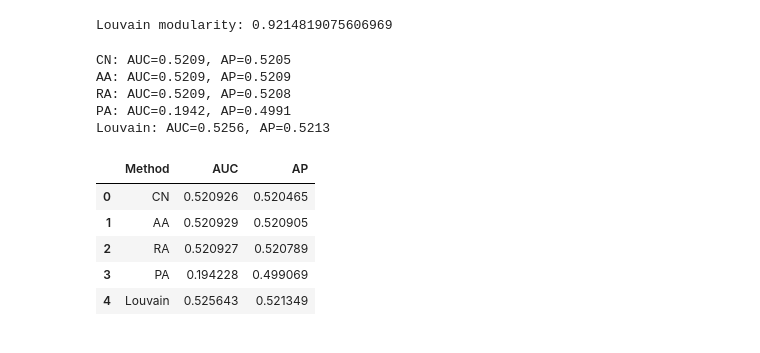
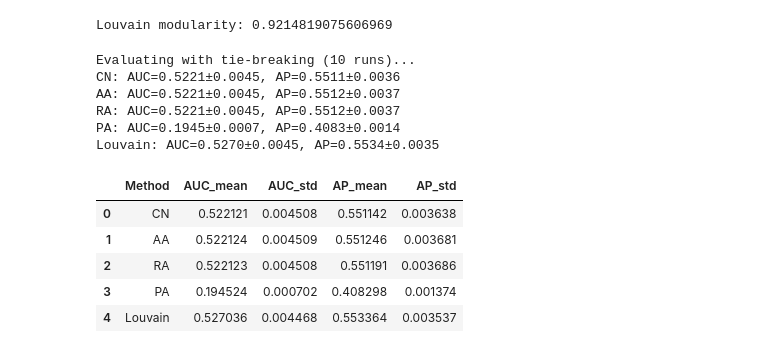
Before and after one commit to nhatthaiuit/SocialNetworkAnalysis, a Jupyter notebook: Code/MainCode.ipynb, the cells around one changed output. Saved outputs shown, nothing was run; the diff lists cells and outputs as text; code cells hidden in the pictures.

```diff
--- a/Code/MainCode.ipynb
+++ b/Code/MainCode.ipynb
@@ -123,6 +123,9 @@ Connected components: 6118
 Global clustering coefficient: 0.3125395569620253
 # %%
 import random
+import numpy as np
+import warnings
+from sklearn.metrics import roc_auc_score, average_precision_score
 
 def sample_negative_edges(G, num_samples, node_pool=None, max_tries=100000):
     nodes = list(node_pool) if node_pool is not None else list(G.nodes())
@@ -136,7 +139,10 @@ def sample_negative_edges(G, num_samples, node_pool=None, max_tries=100000):
     return list(neg)
 
 def evaluate_lp(G_train, E_pos, score_func, num_neg=None, seed=42, node_pool=None):
+    """Evaluate link prediction with tie-breaking"""
     random.seed(seed)
+    np.random.seed(seed)
+
     if num_neg is None:
         num_neg = len(E_pos)
 
@@ -145,15 +151,24 @@ def evaluate_lp(G_train, E_pos, score_func, num_neg=None, seed=42, node_pool=Non
     y_true = [1]*len(E_pos) + [0]*len(E_neg)
     scores = []
 
+    # Compute scores
     for (u, v) in E_pos:
         scores.append(score_func(G_train, u, v))
     for (u, v) in E_neg:
         scores.append(score_func(G_train, u, v))
 
+    # Convert to numpy array
+    scores = np.array(scores)
+
+    # ADD SMALL RANDOM NOISE TO BREAK TIES
+    noise = np.random.uniform(0, 1e-10, len(scores))
+    scores_with_tiebreak = scores + noise
+
+    # Compute metrics
     with warnings.catch_warnings():
         warnings.simplefilter("ignore")
-        auc = roc_auc_score(y_true, scores)
-        ap  = average_precision_score(y_true, scores)
+        auc = roc_auc_score(y_true, scores_with_tiebreak)
+        ap = average_precision_score(y_true, scores_with_tiebreak)
 
     return auc, ap
 # %%
@@ -211,33 +226,62 @@ HYB_AA = make_hybrid(adamic_adar, partition, alpha=2.0)
 HYB_RA = make_hybrid(resource_allocation, partition, alpha=2.0)
 HYB_PA = make_hybrid(preferential_attachment, partition, alpha=2.0)
 # %%
+# Evaluate base methods with multiple runs for robustness
 methods = [
     ("CN", common_neighbors),
     ("AA", adamic_adar),
     ("RA", resource_allocation),
     ("PA", preferential_attachment),
     ("Louvain", same_comm),
 ]
 
+node_pool_train_active = set(df_train["author1"]).union(set(df_train["author2"]))
+
+print("Evaluating with tie-breaking (10 runs)...")
 results = []
-node_pool_train_active = set(df_train["author1"]).union(set(df_train["author2"]))
+
 for name, func in methods:
-    auc, ap = evaluate_lp(G_train, E_test_pos, func, node_pool=node_pool_train_active)
-    print(f"{name}: AUC={auc:.4f}, AP={ap:.4f}")
-    results.append((name, auc, ap))
+    aucs = []
+    aps = []
 
-df_results = pd.DataFrame(results, columns=["Method", "AUC", "AP"])
+    # Run 10 times with different seeds
+    for run in range(10):
+        auc, ap = evaluate_lp(
+            G_train, E_test_pos, func,
+            seed=42 + run,
+            node_pool=node_pool_train_active
+        )
+        aucs.append(auc)
+        aps.append(ap)
+
+    # Calculate mean and std
+    auc_mean = np.mean(aucs)
+    auc_std = np.std(aucs)
+    ap_mean = np.mean(aps)
+    ap_std = np.std(aps)
+
+    print(f"{name}: AUC={auc_mean:.4f}±{auc_std:.4f}, AP={ap_mean:.4f}±{ap_std:.4f}")
+    results.append({
+        'Method': name,
+        'AUC_mean': auc_mean,
+        'AUC_std': auc_std,
+        'AP_mean': ap_mean,
+        'AP_std': ap_std
+    })
+
+df_results = pd.DataFrame(results)
 df_results
 # %% [output]
-CN: AUC=0.5209, AP=0.5205
-AA: AUC=0.5209, AP=0.5209
-RA: AUC=0.5209, AP=0.5208
-PA: AUC=0.1942, AP=0.4991
-Louvain: AUC=0.5256, AP=0.5213
+Evaluating with tie-breaking (10 runs)...
+CN: AUC=0.5221±0.0045, AP=0.5511±0.0036
+AA: AUC=0.5221±0.0045, AP=0.5512±0.0037
+RA: AUC=0.5221±0.0045, AP=0.5512±0.0037
+PA: AUC=0.1945±0.0007, AP=0.4083±0.0014
+Louvain: AUC=0.5270±0.0045, AP=0.5534±0.0035
-|  | Method | AUC | AP |
-| 0 | CN | 0.520926 | 0.520465 |
-| 1 | AA | 0.520929 | 0.520905 |
-| 2 | RA | 0.520927 | 0.520789 |
-| 3 | PA | 0.194228 | 0.499069 |
-| 4 | Louvain | 0.525643 | 0.521349 |
+|  | Method | AUC_mean | AUC_std | AP_mean | AP_std |
+| 0 | CN | 0.522121 | 0.004508 | 0.551142 | 0.003638 |
+| 1 | AA | 0.522124 | 0.004509 | 0.551246 | 0.003681 |
+| 2 | RA | 0.522123 | 0.004508 | 0.551191 | 0.003686 |
+| 3 | PA | 0.194524 | 0.000702 | 0.408298 | 0.001374 |
+| 4 | Louvain | 0.527036 | 0.004468 | 0.553364 | 0.003537 |
 # %%
```
Also changed, not shown: parts of 3 cells of this notebook, 3 other files.
